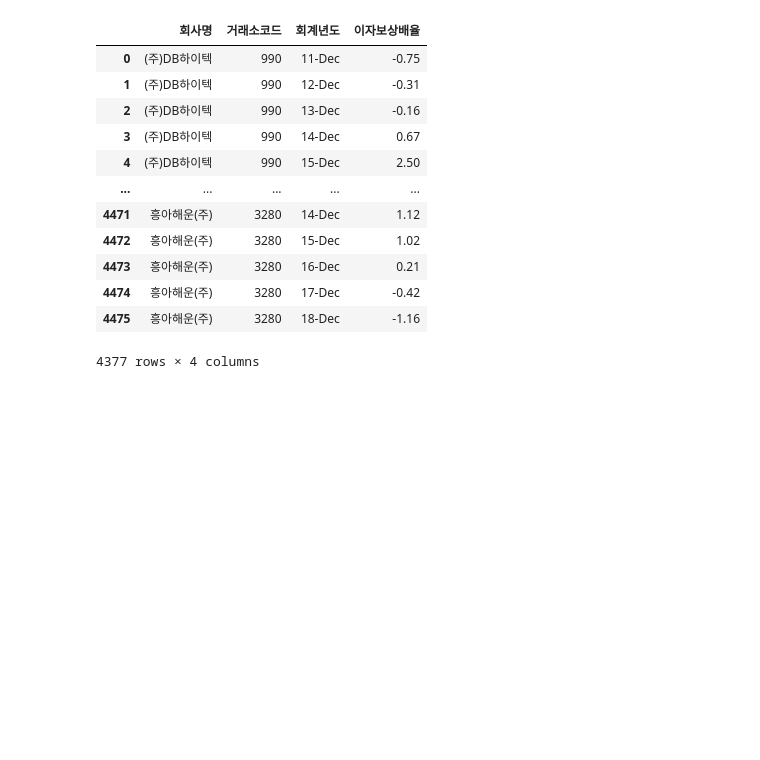
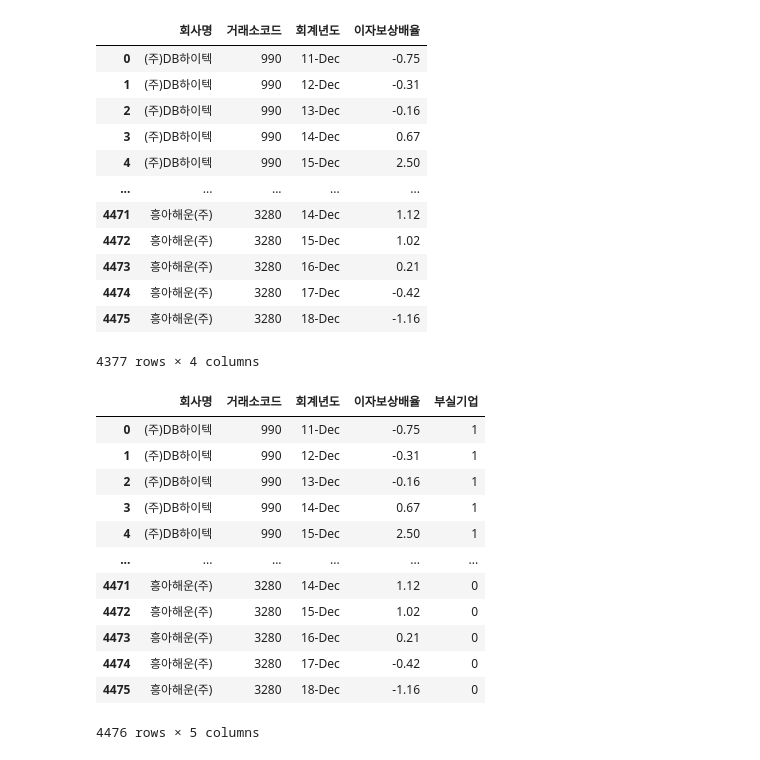
Before and after one commit to pelllzz/ubion4_project2, a Jupyter notebook: code/pro2_전처리.ipynb, the cells around one changed output. Cells and saved outputs as stored; diff of their text form; code cells hidden in the pictures; blank space fills up the shorter version.

```diff
--- a/code/pro2_전처리.ipynb
+++ b/code/pro2_전처리.ipynb
@@ -358,3 +380,26 @@ df_test
 | 4474 | 흥아해운(주) | 3280 | 17-Dec | -0.42 |
 | 4475 | 흥아해운(주) | 3280 | 18-Dec | -1.16 |
 4377 rows × 4 columns
+# %%
+# 한계기업 후보 리스트가 어쨌든 메인이고
+# 그 안에서 우리는 부실기업을 찾자는 것이고
+df_5_frame['부실기업'] = 0
+df_9 = df_5_frame.isin(df_7_frame)
+for i in range(0, len(df_5_frame)):
+    if df_9.iloc[i]['회사명'] == True:
+        df_5_frame.loc[i, '부실기업'] = 1
+df_5_frame
+# %% [output]
+|  | 회사명 | 거래소코드 | 회계년도 | 이자보상배율 | 부실기업 |
+| 0 | (주)DB하이텍 | 990 | 11-Dec | -0.75 | 1 |
+| 1 | (주)DB하이텍 | 990 | 12-Dec | -0.31 | 1 |
+| 2 | (주)DB하이텍 | 990 | 13-Dec | -0.16 | 1 |
+| 3 | (주)DB하이텍 | 990 | 14-Dec | 0.67 | 1 |
+| 4 | (주)DB하이텍 | 990 | 15-Dec | 2.50 | 1 |
+| ... | ... | ... | ... | ... | ... |
+| 4471 | 흥아해운(주) | 3280 | 14-Dec | 1.12 | 0 |
+| 4472 | 흥아해운(주) | 3280 | 15-Dec | 1.02 | 0 |
+| 4473 | 흥아해운(주) | 3280 | 16-Dec | 0.21 | 0 |
+| 4474 | 흥아해운(주) | 3280 | 17-Dec | -0.42 | 0 |
+| 4475 | 흥아해운(주) | 3280 | 18-Dec | -1.16 | 0 |
+4476 rows × 5 columns
```
Also changed, not shown: parts of 6 cells of this notebook, 4 other files.
